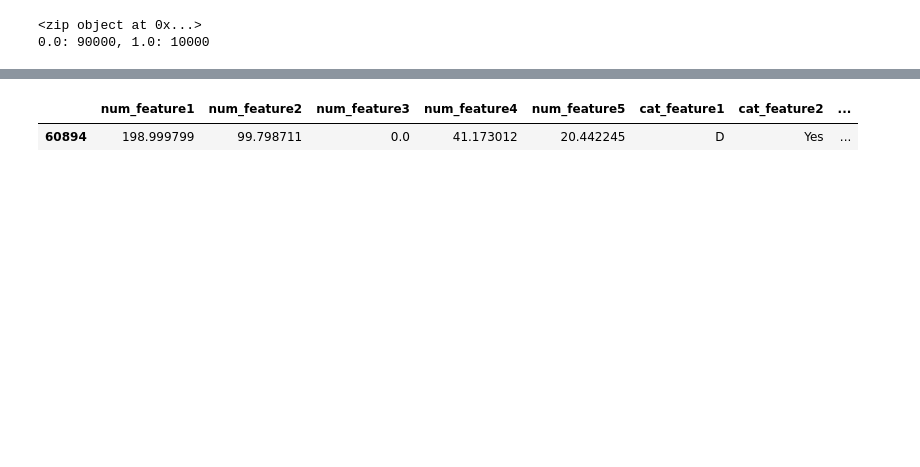
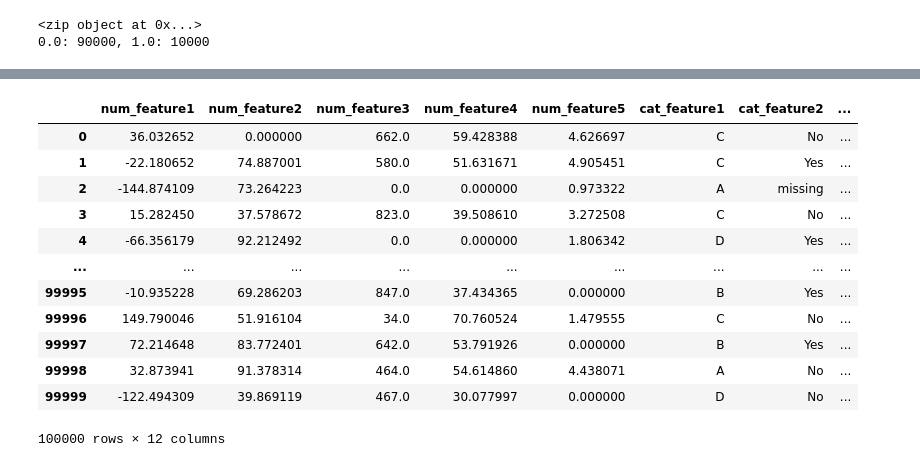
Before and after one commit to thuyvdang/decisionTree_InformationGain, a Jupyter notebook: decision_tree_notebook.ipynb, the cells around one changed output, grey strips where cells are left out. Drawn from its saved outputs; the diff is of its cells as text; code cells hidden in the pictures; blank space fills up the shorter version.

```diff
--- a/decision_tree_notebook.ipynb
+++ b/decision_tree_notebook.ipynb
@@ -303,8 +447,19 @@ Name: target, dtype: float64
-# %%
-dataset[dataset.Predicted=='1.0:1.0']
-# %% [output]
-|  | num_feature1 | num_feature2 | num_feature3 | num_feature4 | num_feature5 | cat_feature1 | cat_feature2 | ... |
-| 60894 | 198.999799 | 99.798711 | 0.0 | 41.173012 | 20.442245 | D | Yes | ... |
+# %%
+dataset
+# %% [output]
+|  | num_feature1 | num_feature2 | num_feature3 | num_feature4 | num_feature5 | cat_feature1 | cat_feature2 | ... |
+| 0 | 36.032652 | 0.000000 | 662.0 | 59.428388 | 4.626697 | C | No | ... |
+| 1 | -22.180652 | 74.887001 | 580.0 | 51.631671 | 4.905451 | C | Yes | ... |
+| 2 | -144.874109 | 73.264223 | 0.0 | 0.000000 | 0.973322 | A | missing | ... |
+| 3 | 15.282450 | 37.578672 | 823.0 | 39.508610 | 3.272508 | C | No | ... |
+| 4 | -66.356179 | 92.212492 | 0.0 | 0.000000 | 1.806342 | D | Yes | ... |
+| ... | ... | ... | ... | ... | ... | ... | ... | ... |
+| 99995 | -10.935228 | 69.286203 | 847.0 | 37.434365 | 0.000000 | B | Yes | ... |
+| 99996 | 149.790046 | 51.916104 | 34.0 | 70.760524 | 1.479555 | C | No | ... |
+| 99997 | 72.214648 | 83.772401 | 642.0 | 53.791926 | 0.000000 | B | Yes | ... |
+| 99998 | 32.873941 | 91.378314 | 464.0 | 54.614860 | 4.438071 | A | No | ... |
+| 99999 | -122.494309 | 39.869119 | 467.0 | 30.077997 | 0.000000 | D | No | ... |
+100000 rows × 12 columns
 # %%
 import sklearn.model_selection
 from sklearn.tree import DecisionTreeClassifier
```
Also changed, not shown: parts of 4 cells of this notebook, 3 other files.
